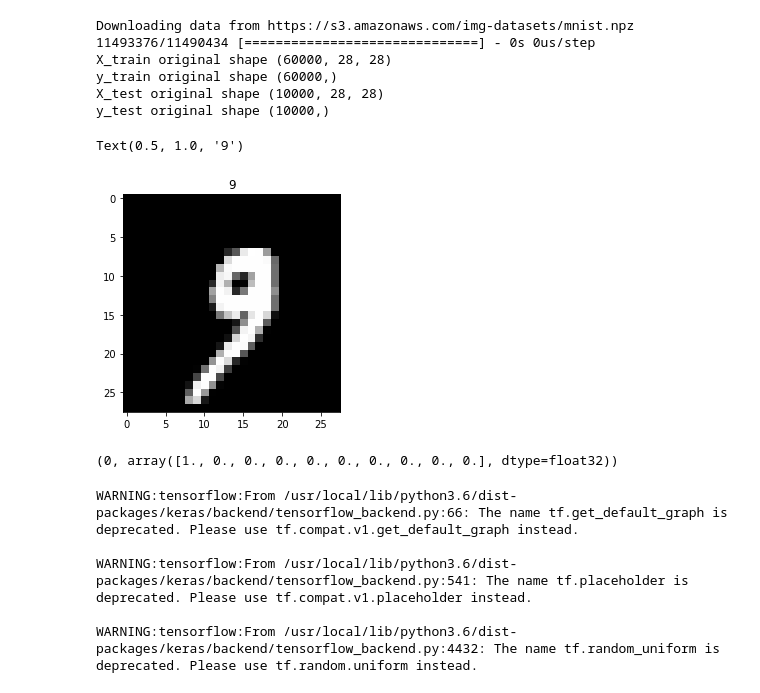
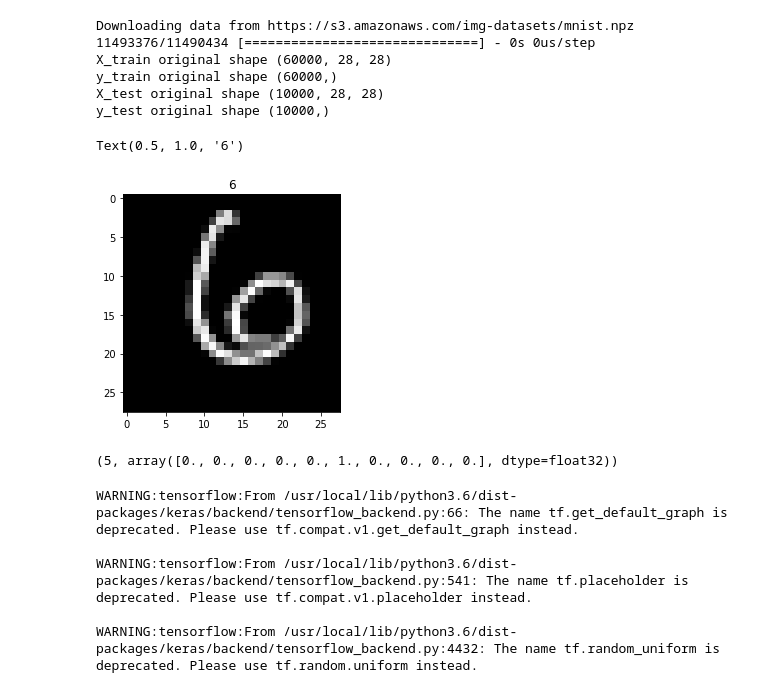
Before and after one commit to mohanrajmit/DL-Training, a Jupyter notebook: MNIST_keras.ipynb, the cells around one changed output. Saved outputs shown, nothing was run; the diff lists cells and outputs as text; code cells hidden in the pictures.

```diff
--- a/MNIST_keras.ipynb
+++ b/MNIST_keras.ipynb
@@ -25,11 +27,11 @@ y_train original shape (60000,)
 X_test original shape (10000, 28, 28)
 y_test original shape (10000,)
 # %%
-plt.imshow(X_test[1000], cmap='gray')
-plt.title(y_test[1000])
+plt.imshow(X_test[100], cmap='gray')
+plt.title(y_test[100])
 # %% [output]
-Text(0.5, 1.0, '9')
+Text(0.5, 1.0, '6')
-[figure, old version]
+[figure, new version]
 # %%
 X_train = X_train.reshape(60000,784)
 X_test = X_test.reshape(10000,784)
@@ -45,9 +47,9 @@ number_of_classes = 10
 Y_train = np_utils.to_categorical(y_train, number_of_classes)
 Y_test = np_utils.to_categorical(y_test, number_of_classes)
 
-y_train[1000], Y_train[1000]
+y_train[100], Y_train[100]
 # %% [output]
-(0, array([1., 0., 0., 0., 0., 0., 0., 0., 0., 0.], dtype=float32))
+(5, array([0., 0., 0., 0., 0., 1., 0., 0., 0., 0.], dtype=float32))
 # %%
 model = Sequential()
 
```
Also changed, not shown: parts of 6 cells of this notebook.
